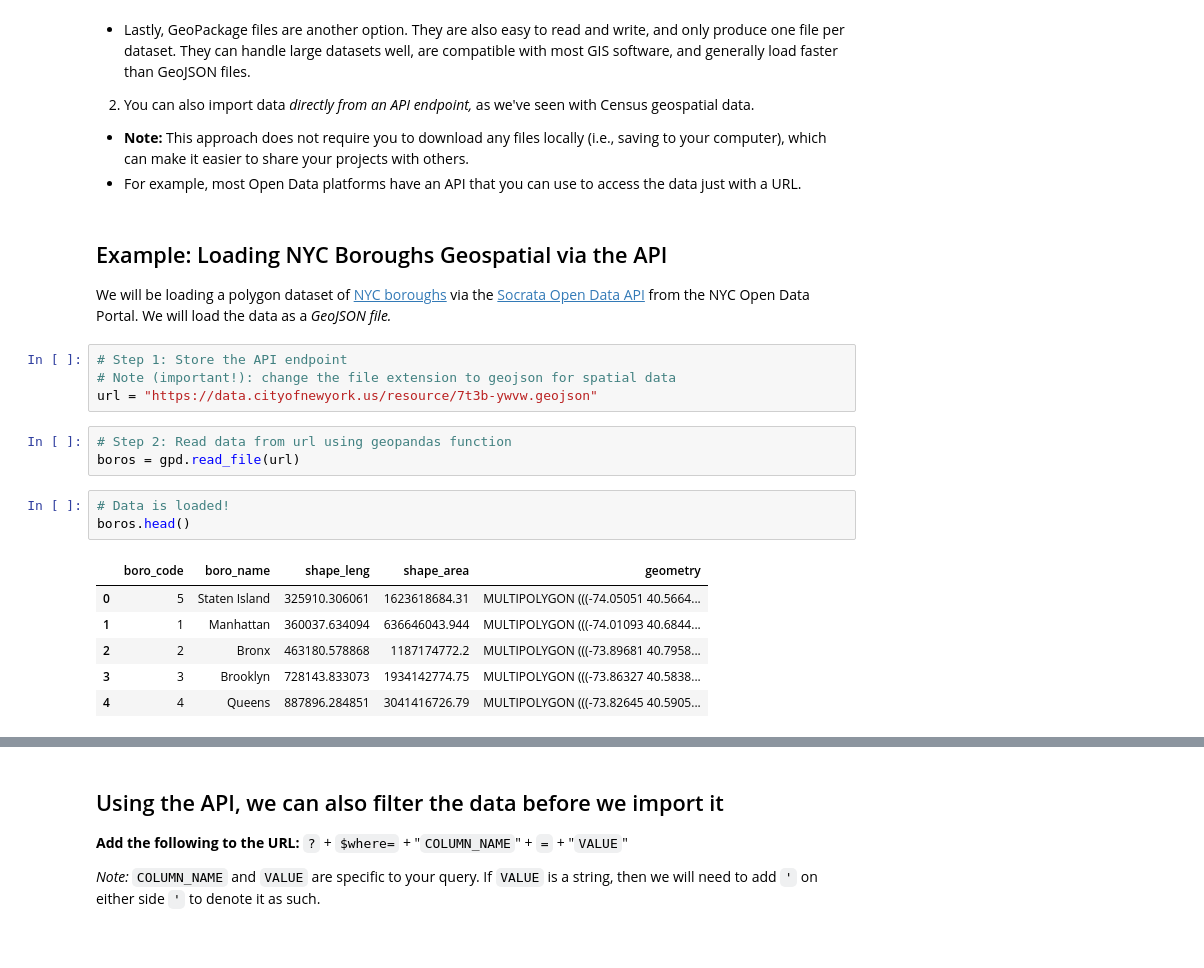
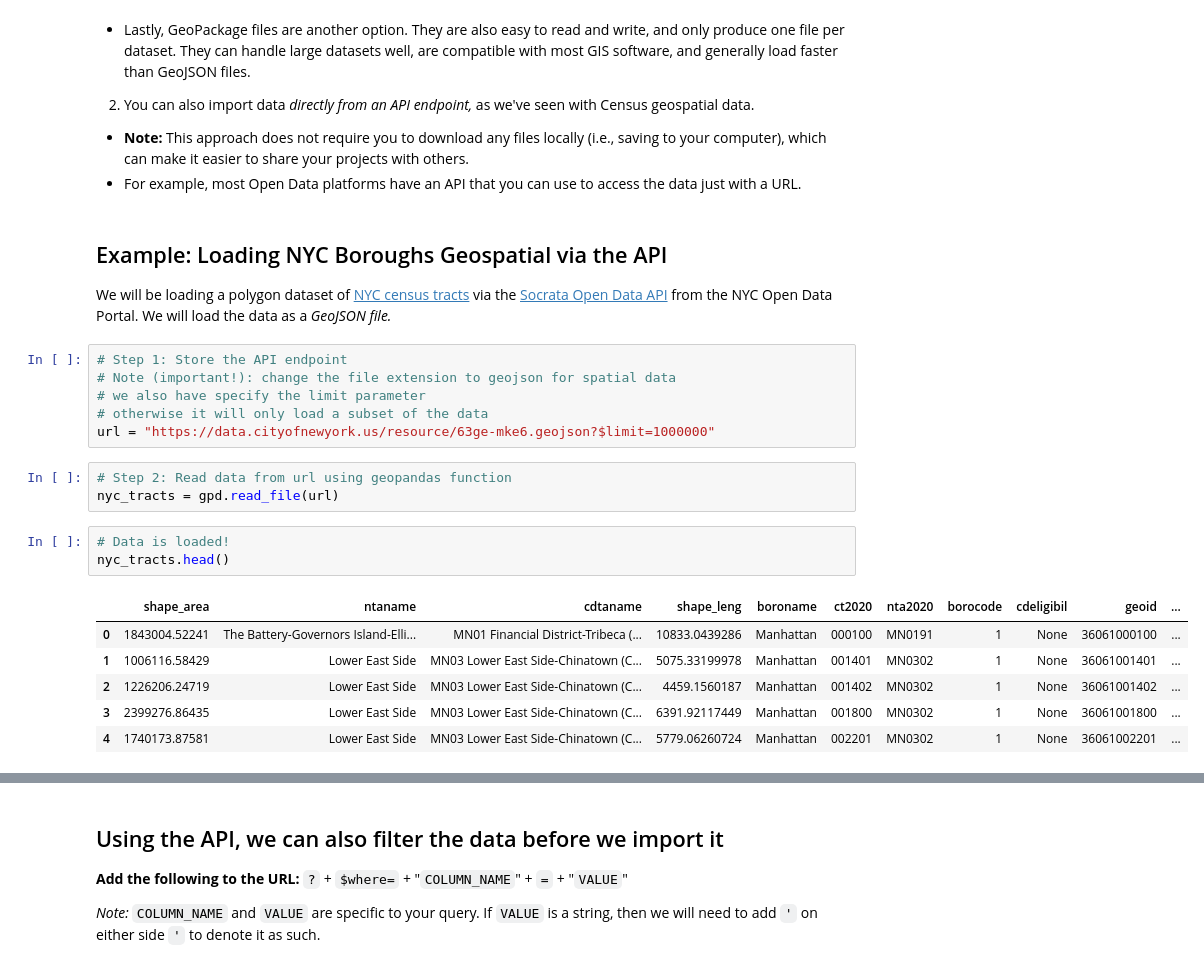
Before and after one commit to PUBPOL-2130/notebooks, a Jupyter notebook: helper-notebooks/DownloadingGeospatialData.ipynb, the cells around one changed output, grey strips where cells are left out. Saved outputs shown, nothing was run; the diff lists cells and outputs as text.

```diff
--- a/helper-notebooks/DownloadingGeospatialData.ipynb
+++ b/helper-notebooks/DownloadingGeospatialData.ipynb
@@ -19,23 +19,25 @@ There are many ways to access geospatial for homeworks and projects.
 # %% [markdown]
 ## Example: Loading NYC Boroughs Geospatial via the API
 
-We will be loading a polygon dataset of [NYC boroughs](https://data.cityofnewyork.us/City-Government/Borough-Boundaries/tqmj-j8zm) via the [Socrata Open Data API](https://dev.socrata.com/consumers/getting-started.html) from the NYC Open Data Portal. We will load the data as a *GeoJSON file.*
+We will be loading a polygon dataset of [NYC census tracts](https://data.cityofnewyork.us/City-Government/2020-Census-Tracts/63ge-mke6/data) via the [Socrata Open Data API](https://dev.socrata.com/consumers/getting-started.html) from the NYC Open Data Portal. We will load the data as a *GeoJSON file.*
 # %%
 # Step 1: Store the API endpoint
 # Note (important!): change the file extension to geojson for spatial data
-url = "https://data.cityofnewyork.us/resource/7t3b-ywvw.geojson"
+# we also have specify the limit parameter
+# otherwise it will only load a subset of the data
+url = "https://data.cityofnewyork.us/resource/63ge-mke6.geojson?$limit=1000000"
 # %%
 # Step 2: Read data from url using geopandas function
-boros = gpd.read_file(url)
+nyc_tracts = gpd.read_file(url)
 # %%
 # Data is loaded!
-boros.head()
+nyc_tracts.head()
 # %% [output]
-|  | boro_code | boro_name | shape_leng | shape_area | geometry |
-| 0 | 5 | Staten Island | 325910.306061 | 1623618684.31 | MULTIPOLYGON (((-74.05051 40.5664... |
-| 1 | 1 | Manhattan | 360037.634094 | 636646043.944 | MULTIPOLYGON (((-74.01093 40.6844... |
-| 2 | 2 | Bronx | 463180.578868 | 1187174772.2 | MULTIPOLYGON (((-73.89681 40.7958... |
-| 3 | 3 | Brooklyn | 728143.833073 | 1934142774.75 | MULTIPOLYGON (((-73.86327 40.5838... |
-| 4 | 4 | Queens | 887896.284851 | 3041416726.79 | MULTIPOLYGON (((-73.82645 40.5905... |
+|  | shape_area | ntaname | cdtaname | shape_leng | boroname | ct2020 | nta2020 | borocode | cdeligibil | geoid | ... |
+| 0 | 1843004.52241 | The Battery-Governors Island-Elli... | MN01 Financial District-Tribeca (... | 10833.0439286 | Manhattan | 000100 | MN0191 | 1 | None | 36061000100 | ... |
+| 1 | 1006116.58429 | Lower East Side | MN03 Lower East Side-Chinatown (C... | 5075.33199978 | Manhattan | 001401 | MN0302 | 1 | None | 36061001401 | ... |
+| 2 | 1226206.24719 | Lower East Side | MN03 Lower East Side-Chinatown (C... | 4459.1560187 | Manhattan | 001402 | MN0302 | 1 | None | 36061001402 | ... |
+| 3 | 2399276.86435 | Lower East Side | MN03 Lower East Side-Chinatown (C... | 6391.92117449 | Manhattan | 001800 | MN0302 | 1 | None | 36061001800 | ... |
+| 4 | 1740173.87581 | Lower East Side | MN03 Lower East Side-Chinatown (C... | 5779.06260724 | Manhattan | 002201 | MN0302 | 1 | None | 36061002201 | ... |
 # %%
 # We can plot our data
```
Also changed, not shown: parts of 3 cells of this notebook.
